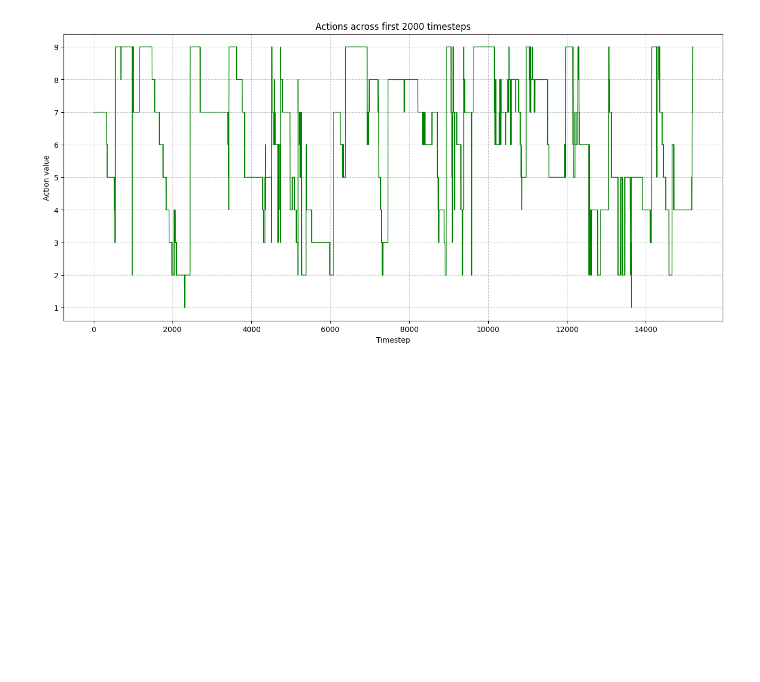
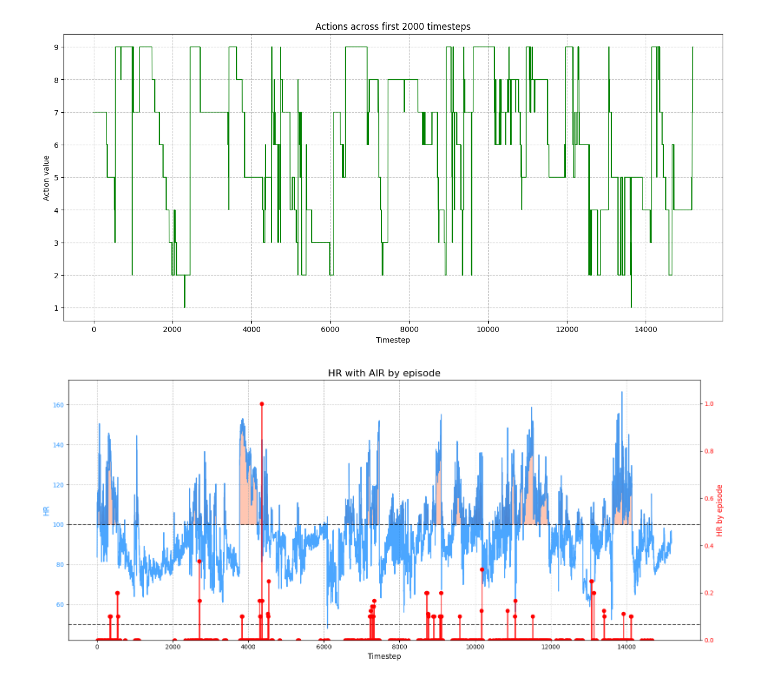
Before and after one commit to aysintumay/noisy_mujoco, a Jupyter notebook: abiomed_env/physician_acp.ipynb, the cells around one changed output. Cells and saved outputs as stored; diff of their text form; code cells hidden in the pictures; blank space fills up the shorter version.

Commit message:
Added HR, Pulsatility AIR; unstable state computation

```diff
--- a/abiomed_env/physician_acp.ipynb
+++ b/abiomed_env/physician_acp.ipynb
@@ -233,3 +242,70 @@ plt.show()
 # %% [output]
 [figure]
 [figure]
+# %%
+all_episode_rates = []
+#the air for each episode
+for i in range(len(actions_all)):
+    episode_actions = actions_all[i]
+    episode_hr = states_all[i][:, 5]
+    rate = compute_hr_air(episode_hr, episode_actions)
+    all_episode_rates.append(rate)
+
+
+episode_lengths = [len(ep) for ep in actions_all]
+episode_boundaries = np.cumsum(episode_lengths)
+
+#this is just the entire hr
+full_flattened_hr = all_steps_np[:, 5]
+
+fig, ax1 = plt.subplots(figsize=(16, 7))
+
+#the first y axis is the HR
+color = 'dodgerblue'
+ax1.set_xlabel('Timestep', fontsize=12)
+ax1.set_ylabel('HR', color=color, fontsize=12)
+#i used my full flattened hr to get all steps
+ax1.plot(full_flattened_hr, color=color, label='HR', alpha=0.8, zorder=2)
+ax1.tick_params(axis='y', labelcolor=color)
+ax1.grid(True, linestyle='--', alpha=0.7)
+timesteps = np.arange(len(full_flattened_hr))
+ax1.axhline(y=50, color='black', linestyle='--', linewidth=1.5, alpha=0.7)
+ax1.axhline(y=100, color='black', linestyle='--', linewidth=1.5, alpha=0.7)
+ax1.fill_between(timesteps, 50, full_flattened_hr, where=full_flattened_hr <= 50,
+                 color='orangered', alpha=0.3, interpolate=True, label='HR <= 50')
+ax1.fill_between(timesteps, 100, full_flattened_hr, where=full_flattened_hr >= 100,
+                 color='orangered', alpha=0.3, interpolate=True, label='HR > =100')
+
+
+
+#the second y axis is just air
+ax2 = ax1.twinx()
+color = 'red'
+ax2.set_ylabel('HR by episode', color=color, fontsize=12)
+ax2.tick_params(axis='y', labelcolor=color)
+ax2.set_ylim(0, 1.1)
+
+#i got rid of episodes where intensification wasn't needed
+valid_rates = []
+valid_boundaries = []
+for i, rate in enumerate(all_episode_rates):
+    if rate is not None:
+        valid_rates.append(rate)
+        valid_boundaries.append(episode_boundaries[i])
+
+# for air there is a stemplot which honestly could just be dots
+markerline, stemlines, baseline = ax2.stem(
+    valid_boundaries,
+    valid_rates,
+    linefmt='red',
+    markerfmt='ro',
+    basefmt=' ',
+    label='AIR'
+)
+plt.setp(stemlines, 'linewidth', 2, 'alpha', 0.7)
+plt.title('HR with AIR by episode', fontsize=16)
+lines, labels = ax1.get_legend_handles_labels()
+fig.tight_layout()
+plt.show()
+# %% [output]
+[figure, added]
```
Also changed, not shown: parts of 5 cells of this notebook, 2 other files.
